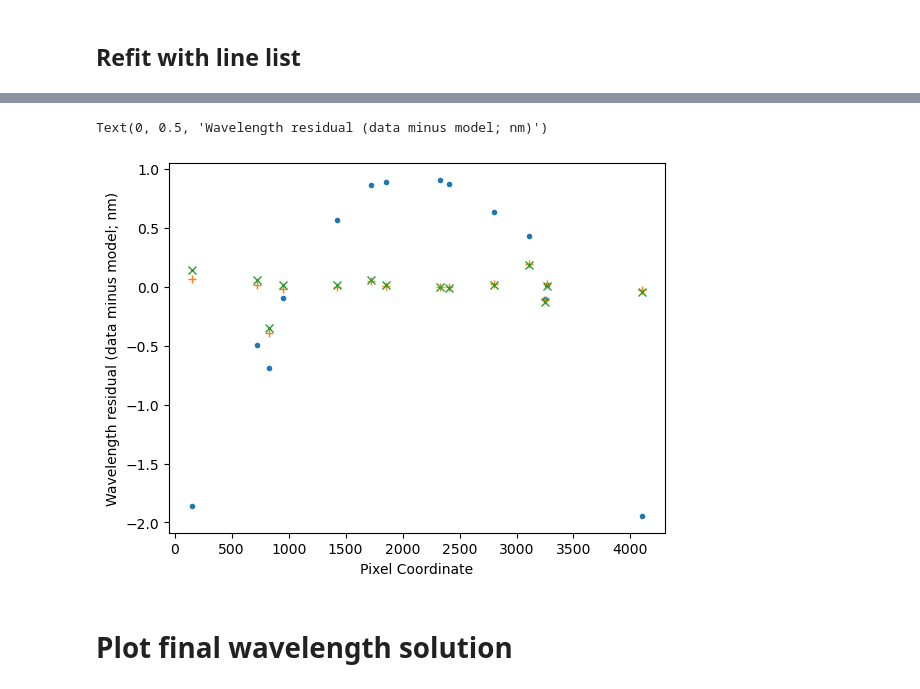
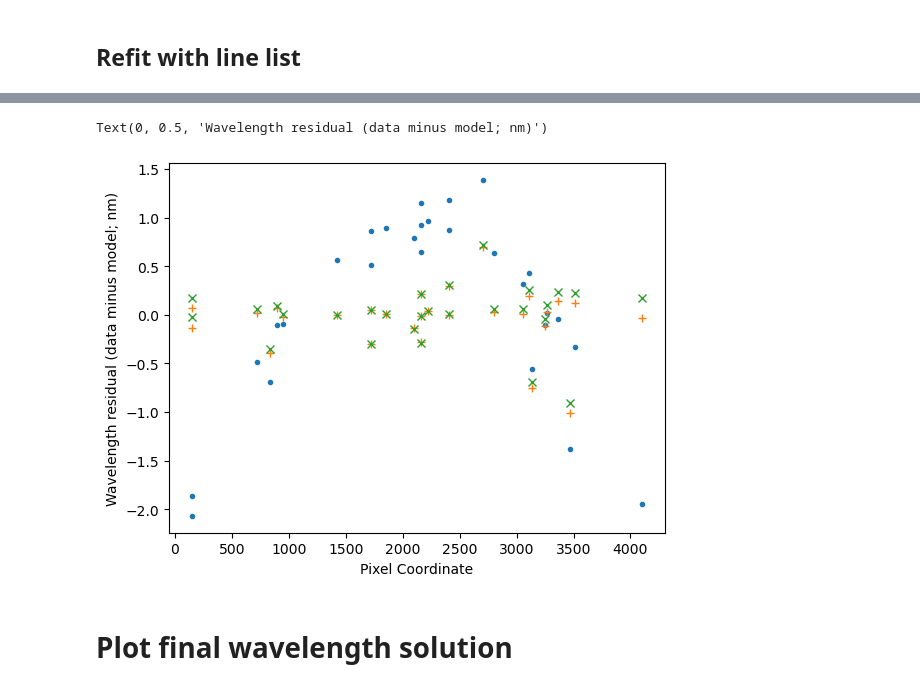
Before and after one commit to keflavich/AST4723-Public-Materials, a Jupyter notebook: spectroscopy/LongSlitReduction_WavelengthCalibration.ipynb, the cells around one changed output, grey strips where cells are left out. Cells and saved outputs as stored; diff of their text form; code cells hidden in the pictures.

```diff
--- a/spectroscopy/LongSlitReduction_WavelengthCalibration.ipynb
+++ b/spectroscopy/LongSlitReduction_WavelengthCalibration.ipynb
@@ -174,0 +235,17 @@ def inverse_polymodel(wl, xaxis=xaxis, wavelengths=wavelengths):
+# %%
+# measure s/n for each....
+from astropy import stats
+ne_wl_final = []
+ne_keep_final = np.zeros(len(ne_wl_tbl), dtype='bool')
+for ii, wl in enumerate(ne_wl_tbl):
+    pixcen = int(inverse_polymodel(wl*u.AA))
+    data = ne_spectrum[pixcen-35:pixcen+35]
+    data_bl = data - np.percentile(data, 10)
+    rms = stats.mad_std(data_bl)
+    peak = data_bl.max()
+    sn = peak / rms
+    if sn > 4:
+        print(wl, pixcen, sn)
+        ne_wl_final.append(wl)
+        ne_keep_final[ii] = True
+ne_wl_final = u.Quantity(ne_wl_final, u.AA)
@@ -174,0 +270,5 @@ def inverse_polymodel(wl, xaxis=xaxis, wavelengths=wavelengths):
+# %%
+ne_spectrum = ne_image[1200,:]
+pl.plot(wavelengths, ne_spectrum)
+pl.vlines(ne_wl_final, 0, 62500, 'k', alpha=0.25)
+pl.ylim(1900, 3000);
@@ -175,6 +277,6 @@ def inverse_polymodel(wl, xaxis=xaxis, wavelengths=wavelengths):
 # %%
 # select down to just those lines we want to keep
-ne_wl_final = ne_wl_tbl[ne_keep_final]
+#ne_wl_final = ne_wl_tbl[ne_keep_final]
 # linear isn't good enough.  ne_pixel_vals = linfit_wlmodel.inverse(ne_wl_final)
 ne_pixel_vals = inverse_polymodel(ne_wl_final)
 # %%
@@ -224,5 +329,5 @@ improved_xval_guesses_ne
 # %% [markdown]
 ## Refit with line list
 # %%
-refitted_polymodel = linfitter(polymodel, improved_xval_guesses_ne, ne_wl_final)
+refitted_polymodel = linfitter(polymodel, improved_xval_guesses_ne, ne_wl_final.value)
 wavelengths_refit = refitted_polymodel(xaxis) * u.AA
@@ -239,12 +352,12 @@ pl.ylabel("Wavelength (Angstroms)");
 # %%
-pl.plot(improved_xval_guesses_ne, ne_wl_final - linfit_wlmodel(improved_xval_guesses_ne), '.')
-pl.plot(improved_xval_guesses_ne, ne_wl_final - fitted_polymodel(improved_xval_guesses_ne), '+')
-pl.plot(improved_xval_guesses_ne, ne_wl_final - refitted_polymodel(improved_xval_guesses_ne), 'x')
+pl.plot(improved_xval_guesses_ne, ne_wl_final.value - linfit_wlmodel(improved_xval_guesses_ne), '.')
+pl.plot(improved_xval_guesses_ne, ne_wl_final.value - fitted_polymodel(improved_xval_guesses_ne), '+')
+pl.plot(improved_xval_guesses_ne, ne_wl_final.value - refitted_polymodel(improved_xval_guesses_ne), 'x')
 pl.xlabel("Pixel Coordinate")
 pl.ylabel("Wavelength residual (data minus model; nm)")
 # %% [output]
 Text(0, 0.5, 'Wavelength residual (data minus model; nm)')
-[figure, old version]
+[figure, new version]
 # %% [markdown]
 # Plot final wavelength solution
 # %%
```
Also changed, not shown: parts of 71 cells of this notebook, 14 other files.
